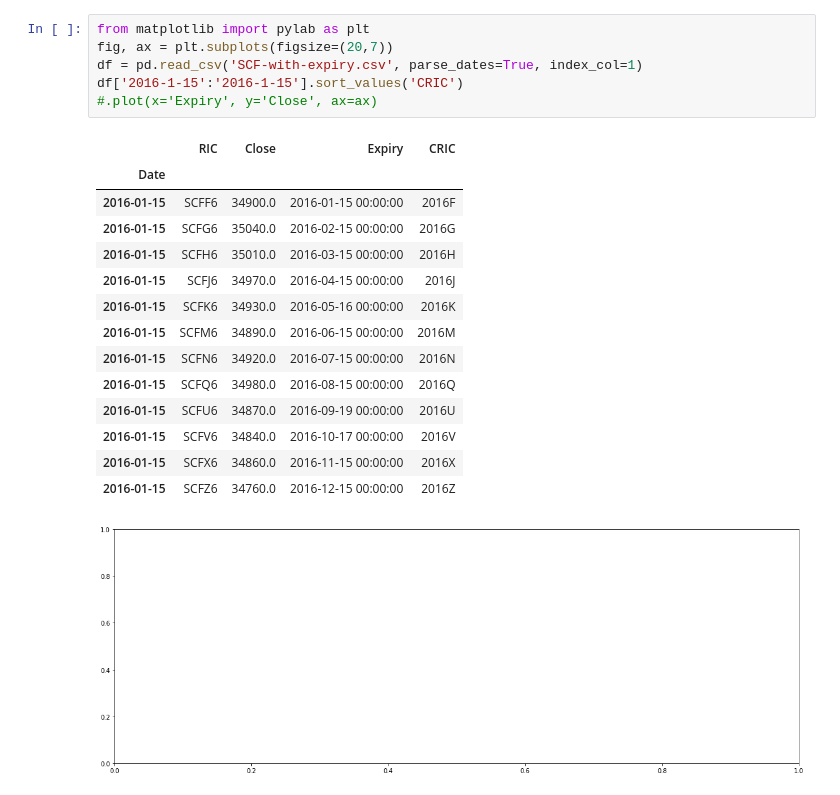
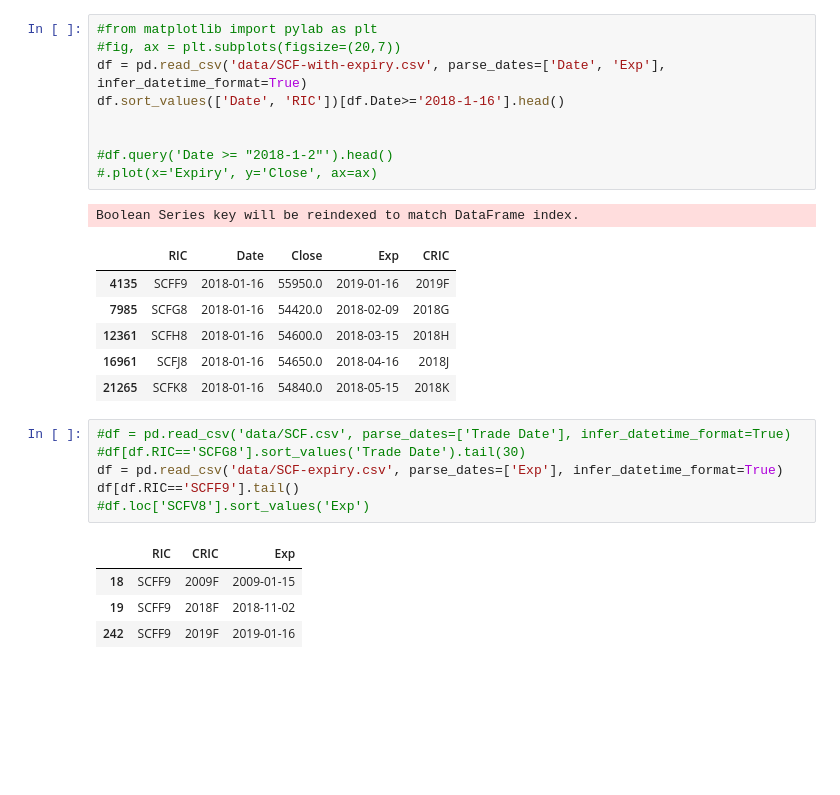
Before and after one commit to dperep01/bbk, a Jupyter notebook: Untitled2.ipynb, the cells around one changed output. Drawn from its saved outputs; the diff is of its cells as text; blank space fills up the shorter version.

```diff
--- a/Untitled2.ipynb
+++ b/Untitled2.ipynb
@@ -1,22 +1,28 @@
 # %%
-from matplotlib import pylab as plt
-fig, ax = plt.subplots(figsize=(20,7))
-df = pd.read_csv('SCF-with-expiry.csv', parse_dates=True, index_col=1)
-df['2016-1-15':'2016-1-15'].sort_values('CRIC')
+#from matplotlib import pylab as plt
+#fig, ax = plt.subplots(figsize=(20,7))
+df = pd.read_csv('data/SCF-with-expiry.csv', parse_dates=['Date', 'Exp'], infer_datetime_format=True)
+df.sort_values(['Date', 'RIC'])[df.Date>='2018-1-16'].head()
+
+
+#df.query('Date >= "2018-1-2"').head()
 #.plot(x='Expiry', y='Close', ax=ax)
 # %% [output]
+Boolean Series key will be reindexed to match DataFrame index.
-|  | RIC | Close | Expiry | CRIC |
-| Date |  |  |  |  |
-| 2016-01-15 | SCFF6 | 34900.0 | 2016-01-15 00:00:00 | 2016F |
-| 2016-01-15 | SCFG6 | 35040.0 | 2016-02-15 00:00:00 | 2016G |
-| 2016-01-15 | SCFH6 | 35010.0 | 2016-03-15 00:00:00 | 2016H |
-| 2016-01-15 | SCFJ6 | 34970.0 | 2016-04-15 00:00:00 | 2016J |
-| 2016-01-15 | SCFK6 | 34930.0 | 2016-05-16 00:00:00 | 2016K |
-| 2016-01-15 | SCFM6 | 34890.0 | 2016-06-15 00:00:00 | 2016M |
-| 2016-01-15 | SCFN6 | 34920.0 | 2016-07-15 00:00:00 | 2016N |
-| 2016-01-15 | SCFQ6 | 34980.0 | 2016-08-15 00:00:00 | 2016Q |
-| 2016-01-15 | SCFU6 | 34870.0 | 2016-09-19 00:00:00 | 2016U |
-| 2016-01-15 | SCFV6 | 34840.0 | 2016-10-17 00:00:00 | 2016V |
-| 2016-01-15 | SCFX6 | 34860.0 | 2016-11-15 00:00:00 | 2016X |
-| 2016-01-15 | SCFZ6 | 34760.0 | 2016-12-15 00:00:00 | 2016Z |
+|  | RIC | Date | Close | Exp | CRIC |
+| 4135 | SCFF9 | 2018-01-16 | 55950.0 | 2019-01-16 | 2019F |
+| 7985 | SCFG8 | 2018-01-16 | 54420.0 | 2018-02-09 | 2018G |
+| 12361 | SCFH8 | 2018-01-16 | 54600.0 | 2018-03-15 | 2018H |
+| 16961 | SCFJ8 | 2018-01-16 | 54650.0 | 2018-04-16 | 2018J |
+| 21265 | SCFK8 | 2018-01-16 | 54840.0 | 2018-05-15 | 2018K |
-[figure, removed]
+# %%
+#df = pd.read_csv('data/SCF.csv', parse_dates=['Trade Date'], infer_datetime_format=True)
+#df[df.RIC=='SCFG8'].sort_values('Trade Date').tail(30)
+df = pd.read_csv('data/SCF-expiry.csv', parse_dates=['Exp'], infer_datetime_format=True)
+df[df.RIC=='SCFF9'].tail()
+#df.loc['SCFV8'].sort_values('Exp')
+# %% [output]
+|  | RIC | CRIC | Exp |
+| 18 | SCFF9 | 2009F | 2009-01-15 |
+| 19 | SCFF9 | 2018F | 2018-11-02 |
+| 242 | SCFF9 | 2019F | 2019-01-16 |
```
Also changed, not shown: parts of 1 cell of this notebook, 3 other files.
